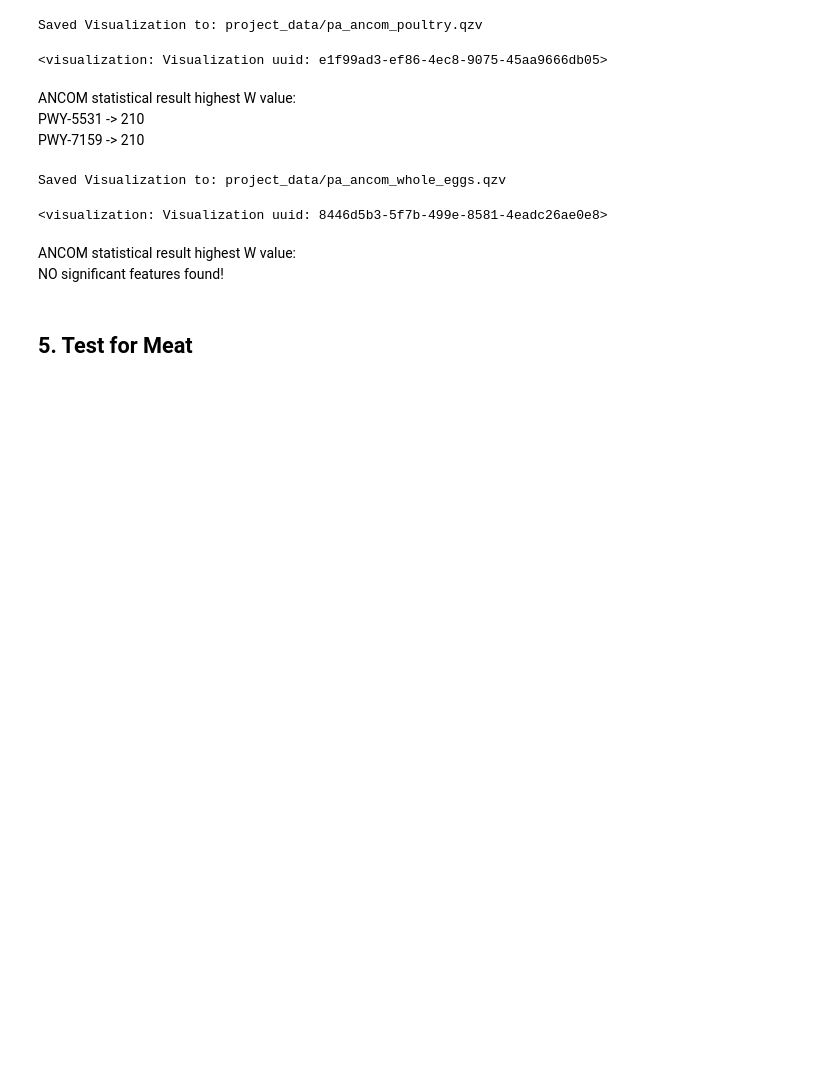
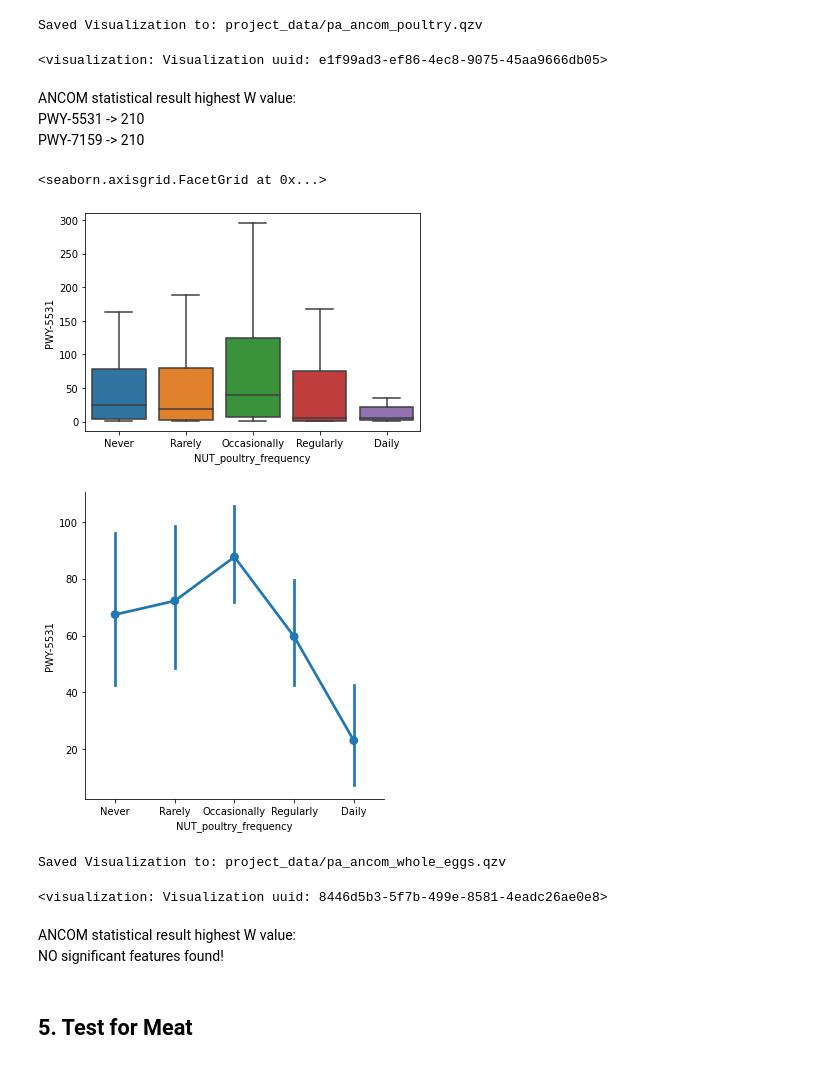
Before and after one commit to dhasanova99/HealthyFood, a Jupyter notebook: JupyterDocs/I_Metagenomics.ipynb, the cells around one changed output. Cells and saved outputs as stored; diff of their text form; code cells hidden in the pictures; blank space fills up the shorter version.

```diff
--- a/JupyterDocs/I_Metagenomics.ipynb
+++ b/JupyterDocs/I_Metagenomics.ipynb
@@ -539,15 +592,19 @@ Visualization.load(f'{data_dir}/pa_ancom_poultry.qzv')
 ANCOM statistical result highest W value:
 PWY-5531 -> 210
 PWY-7159 -> 210
-# %%
-! qiime composition ancom \
-    --i-table $data_dir/picrust2_results/pathway_abundance_abund.qza \
-    --m-metadata-file $data_dir/metadata.tsv \
-    --m-metadata-column 'NUT_whole_eggs' \
-    --p-transform-function sqrt \
-    --o-visualization $data_dir/pa_ancom_whole_eggs.qzv
-
-Visualization.load(f'{data_dir}/pa_ancom_whole_eggs.qzv')
-# %% [output]
-Saved Visualization to: project_data/pa_ancom_whole_eggs.qzv
-<visualization: Visualization uuid: 8446d5b3-5f7b-499e-8581-4eadc26ae0e8>
+# %%
+# Boxplot to show the data for the most significant pathway
+new_tab = pd.concat([tab['PWY-5531'], metadata['NUT_poultry_frequency']],axis=1).dropna()
+new_tab['NUT_poultry_frequency'] = pd.Categorical(new_tab['NUT_poultry_frequency'],
+                      categories=["Never", "Rarely", "Occasionally", "Regularly", "Daily"],
+                      ordered=True)
+
+sns.boxplot(data=new_tab, x='NUT_poultry_frequency', y= 'PWY-5531', showfliers=False)
+sns.catplot(
+    data=new_tab, x='NUT_poultry_frequency', y= 'PWY-5531', showfliers=False,
+    kind="point"
+)
+# %% [output]
+<seaborn.axisgrid.FacetGrid at 0x...>
+[figure, added]
+[figure, added]
@@ -554,3 +618,8 @@ Saved Visualization to: project_data/pa_ancom_whole_eggs.qzv
+# %%
+Visualization.load(f'{data_dir}/pa_ancom_whole_eggs.qzv')
+# %% [output]
+Saved Visualization to: project_data/pa_ancom_whole_eggs.qzv
+<visualization: Visualization uuid: 8446d5b3-5f7b-499e-8581-4eadc26ae0e8>
 # %% [markdown]
 ANCOM statistical result highest W value:
 NO significant features found!
```
Also changed, not shown: parts of 49 cells of this notebook.
